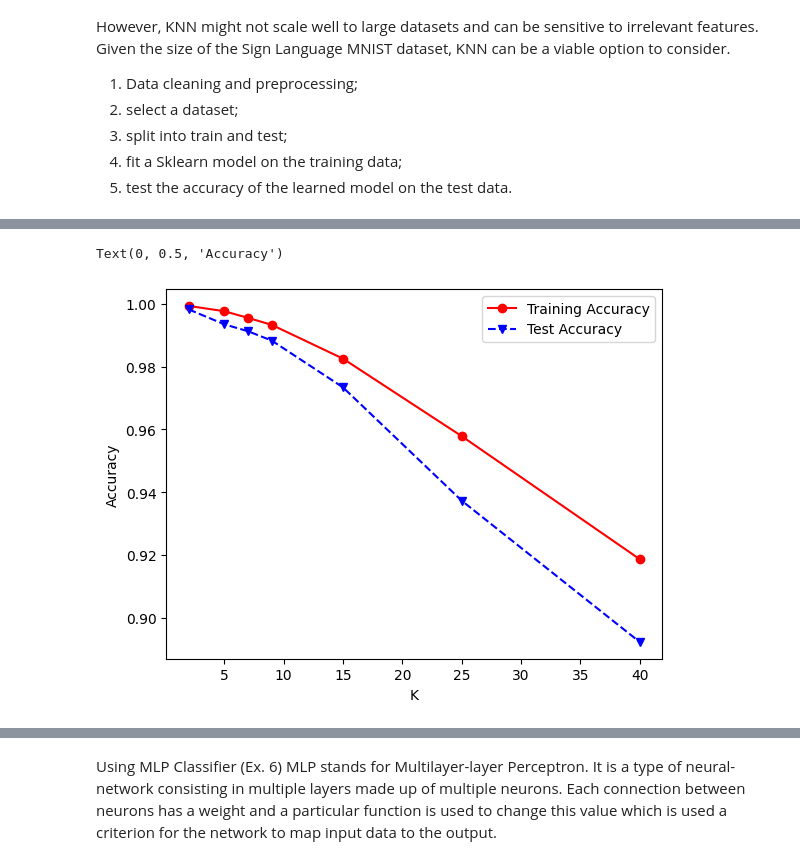
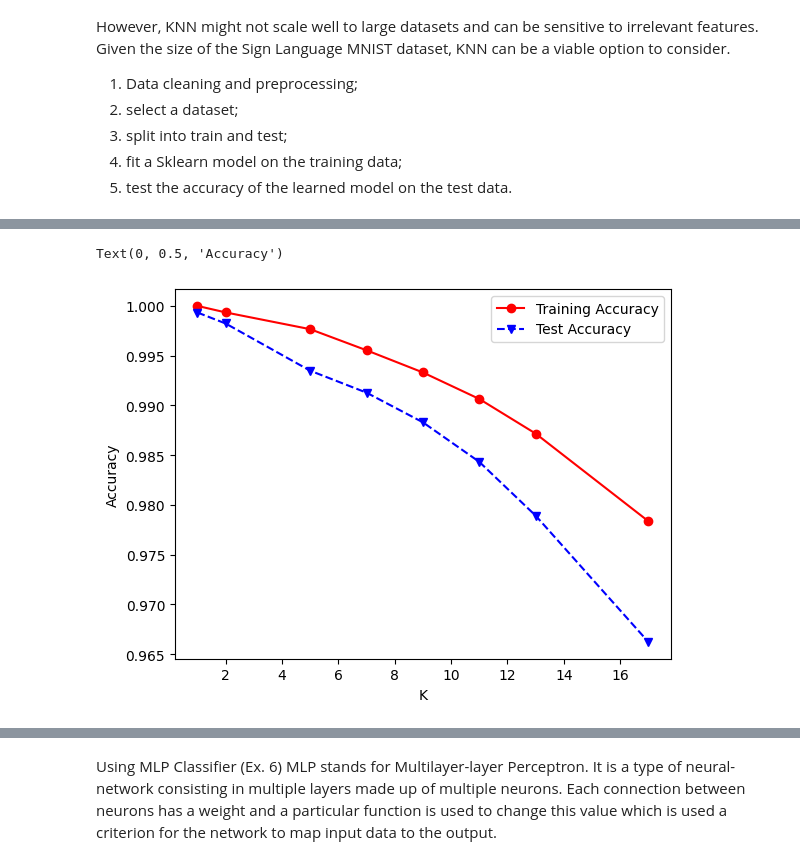
Before and after one commit to matteobonani/Sign_Language_MNIST, a Jupyter notebook: sign_mnist.ipynb, the cells around one changed output, grey strips where cells are left out. Drawn from its saved outputs; the diff is of its cells as text; code cells hidden in the pictures.

```diff
--- a/sign_mnist.ipynb
+++ b/sign_mnist.ipynb
@@ -156,32 +223,24 @@ KNN F1 score:99.34885774197109
 # %%
-# param_grid = {'n_neighbors': [3, 7 ,9 ,11]}
-# kf = StratifiedKFold(n_splits= 5)
-# knn_grid = GridSearchCV(KNN_model, param_grid, n_jobs=-1, cv=kf, verbose=4)
-# knn_grid.fit(X_train, y_train)
-# print(knn_grid.best_params_)
-# print(knn_grid.best_score_)
-
-
 # Hyperparameters
-hyperparameters = [2, 5, 7, 9, 15, 25, 40]
+hyperparameters = [1, 2, 5, 7, 9 ,11, 13, 17]
 
 trainAcc = np.zeros(len(hyperparameters))
 testAcc = np.zeros(len(hyperparameters))
 
 
 # Plotting
 for index, k in enumerate(hyperparameters):
     KNN = KNeighborsClassifier(n_neighbors=k)
     KNN = KNN.fit(X_train_scaled, y_train)
     y_predTrain = KNN.predict(X_train_scaled)
     y_predTest = KNN.predict(X_test_scaled)
     trainAcc[index] = accuracy_score(y_train, y_predTrain)
     testAcc[index] = accuracy_score(y_test, y_predTest)
 
 plt.plot(hyperparameters, trainAcc,'ro-', hyperparameters, testAcc, 'bv--')
 plt.legend(['Training Accuracy','Test Accuracy'])
 plt.xlabel('K')
 plt.ylabel('Accuracy')
 # %% [output]
 Text(0, 0.5, 'Accuracy')
-[figure, old version]
+[figure, new version]
```
Also changed, not shown: parts of 5 cells of this notebook.
